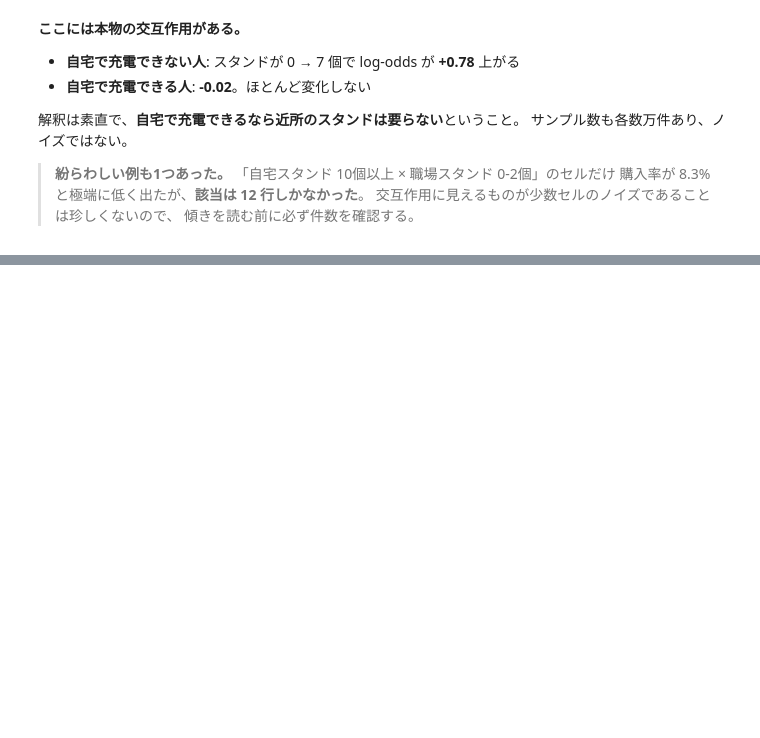
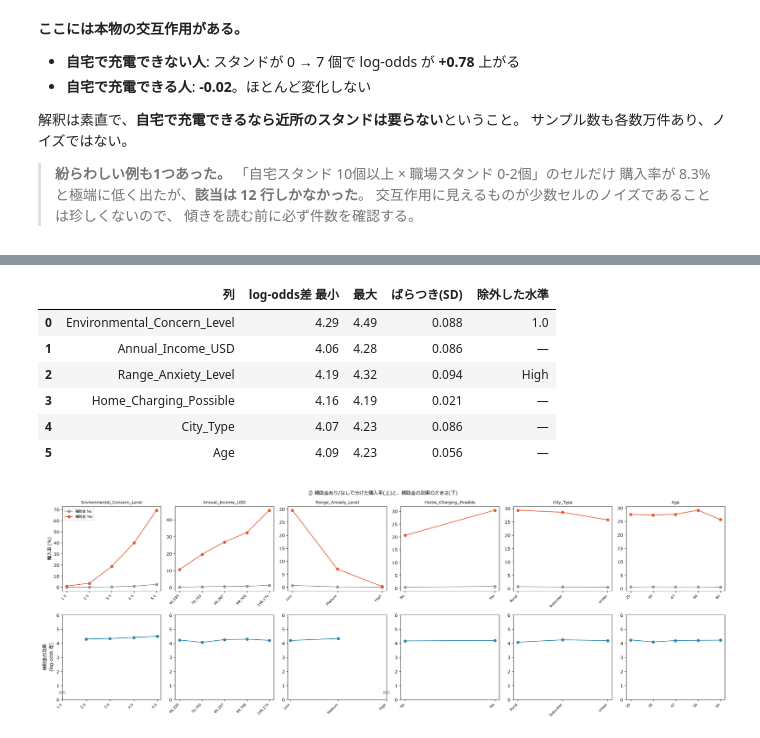
Before and after one commit to takactkc123-create/kaggle, a Jupyter notebook: 2609/notebooks/01_eda.ipynb, the cells around one changed output, grey strips where cells are left out. Drawn from its saved outputs; the diff is of its cells as text; code cells hidden in the pictures; blank space fills up the shorter version.

```diff
--- a/2609/notebooks/01_eda.ipynb
+++ b/2609/notebooks/01_eda.ipynb
@@ -757,0 +754,54 @@ Yes    462677
+# %%
+# log-odds への変換は 2-2 で定義した to_log_odds を使う
+MIN_BUYERS = 20   # どちらかの群の購入者がこれ未満の水準は、log-odds が不安定なので除外する
+
+# ② 補助金あり/なしで分けて購入率を比べる。主要な列に絞る
+check_cols = ["Environmental_Concern_Level", "Annual_Income_USD", "Range_Anxiety_Level",
+              "Home_Charging_Possible", "City_Type", "Age"]
+
+fig, axes = plt.subplots(2, len(check_cols), figsize=(22, 7.5))
+lift_rows = []
+for i, col in enumerate(check_cols):
+    group = train[col] if train[col].nunique() <= 20 else pd.qcut(train[col], 5, duplicates="drop")
+    grouped = y.groupby([group, train["Subsidy_Available"]], observed=True)
+    rate = grouped.mean().unstack()
+    buyers = grouped.sum().unstack()
+    if col in ORDER_MAP:
+        rate, buyers = rate.reindex(ORDER_MAP[col]), buyers.reindex(ORDER_MAP[col])
+    labels = [str(v) if not hasattr(v, "mid") else f"{v.mid:,.0f}" for v in rate.index]
+    x = list(range(len(rate)))
+
+    # 上段: 購入率そのもの
+    for s, color in [("No", "#999999"), ("Yes", "#e4572e")]:
+        axes[0, i].plot(x, rate[s].values * 100, marker="o", color=color, label=f"補助金 {s}")
+    axes[0, i].set_title(col, fontsize=9)
+    axes[0, i].set_xticks(x); axes[0, i].set_xticklabels(labels, rotation=45, ha="right", fontsize=8)
+
+    # 下段: 補助金あり - なし の log-odds 差。横一線なら補助金の効き方は誰でも同じ
+    lift = to_log_odds(rate["Yes"]) - to_log_odds(rate["No"])
+    too_few = buyers.min(axis=1) < MIN_BUYERS
+    lift[too_few] = np.nan
+    axes[1, i].plot(x, lift.values, marker="o", color="#2e86ab")
+    for xi in np.flatnonzero(too_few.to_numpy()):
+        axes[1, i].text(xi, 0.4, "除外", ha="center", fontsize=8, color="gray")
+    axes[1, i].set_ylim(0, 6)
+    axes[1, i].set_xticks(x); axes[1, i].set_xticklabels(labels, rotation=45, ha="right", fontsize=8)
+    lift_rows.append({"列": col, "log-odds差 最小": round(lift.min(), 2),
+                      "最大": round(lift.max(), 2), "ばらつき(SD)": round(lift.std(), 3),
+                      "除外した水準": ", ".join(str(v) for v in rate.index[too_few]) or "—"})
+
+axes[0, 0].set_ylabel("購入率 (%)"); axes[0, 0].legend(fontsize=8)
+axes[1, 0].set_ylabel("補助金の効果\n(log-odds 差)")
+plt.suptitle("② 補助金あり/なしで分けた購入率(上)と、補助金の効果の大きさ(下)", fontsize=11)
+plt.tight_layout()
+
+pd.DataFrame(lift_rows)
+# %% [output]
+|  | 列 | log-odds差 最小 | 最大 | ばらつき(SD) | 除外した水準 |
+| 0 | Environmental_Concern_Level | 4.29 | 4.49 | 0.088 | 1.0 |
+| 1 | Annual_Income_USD | 4.06 | 4.28 | 0.086 | — |
+| 2 | Range_Anxiety_Level | 4.19 | 4.32 | 0.094 | High |
+| 3 | Home_Charging_Possible | 4.16 | 4.19 | 0.021 | — |
+| 4 | City_Type | 4.07 | 4.23 | 0.086 | — |
+| 5 | Age | 4.09 | 4.23 | 0.056 | — |
+[figure, added]
```
Also changed, not shown: parts of 54 cells of this notebook, 4 other files.
